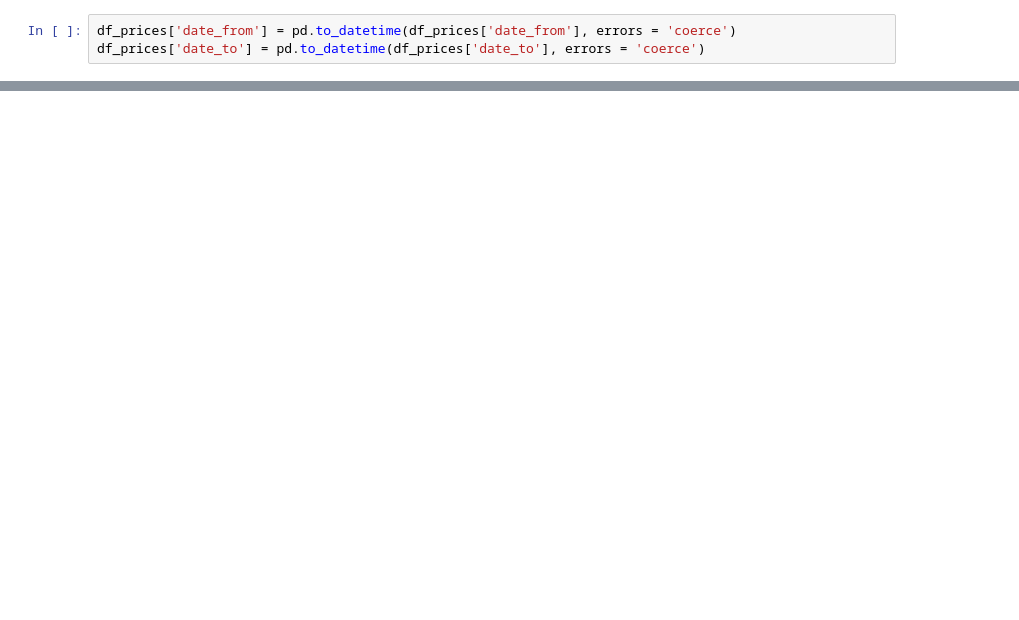
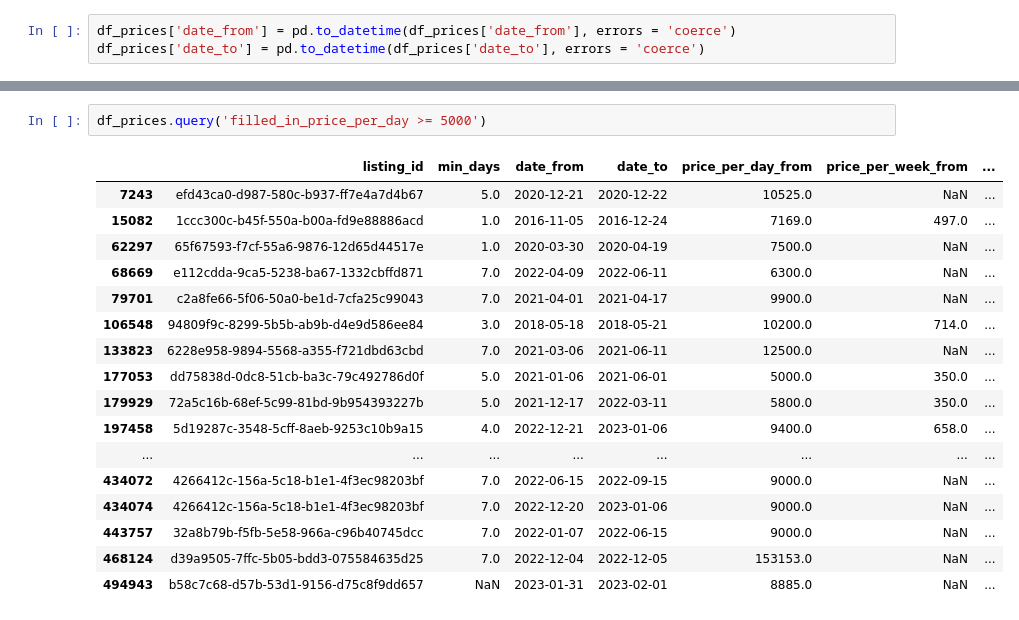
Before and after one commit to neue-fische-traum/traum-preis, a Jupyter notebook: EDA/EDA_notebook_4_prices.ipynb, the cells around one changed output, grey strips where cells are left out. Cells and saved outputs as stored; diff of their text form; blank space fills up the shorter version.

```diff
--- a/EDA/EDA_notebook_4_prices.ipynb
+++ b/EDA/EDA_notebook_4_prices.ipynb
@@ -46,0 +210,20 @@ df_prices['price_per_week_from'].isna().value_counts()
+# %%
+df_prices.query('filled_in_price_per_day >= 5000')
+# %% [output]
+|  | listing_id | min_days | date_from | date_to | price_per_day_from | price_per_week_from | ... |
+| 7243 | efd43ca0-d987-580c-b937-ff7e4a7d4b67 | 5.0 | 2020-12-21 | 2020-12-22 | 10525.0 | NaN | ... |
+| 15082 | 1ccc300c-b45f-550a-b00a-fd9e88886acd | 1.0 | 2016-11-05 | 2016-12-24 | 7169.0 | 497.0 | ... |
+| 62297 | 65f67593-f7cf-55a6-9876-12d65d44517e | 1.0 | 2020-03-30 | 2020-04-19 | 7500.0 | NaN | ... |
+| 68669 | e112cdda-9ca5-5238-ba67-1332cbffd871 | 7.0 | 2022-04-09 | 2022-06-11 | 6300.0 | NaN | ... |
+| 79701 | c2a8fe66-5f06-50a0-be1d-7cfa25c99043 | 7.0 | 2021-04-01 | 2021-04-17 | 9900.0 | NaN | ... |
+| 106548 | 94809f9c-8299-5b5b-ab9b-d4e9d586ee84 | 3.0 | 2018-05-18 | 2018-05-21 | 10200.0 | 714.0 | ... |
+| 133823 | 6228e958-9894-5568-a355-f721dbd63cbd | 7.0 | 2021-03-06 | 2021-06-11 | 12500.0 | NaN | ... |
+| 177053 | dd75838d-0dc8-51cb-ba3c-79c492786d0f | 5.0 | 2021-01-06 | 2021-06-01 | 5000.0 | 350.0 | ... |
+| 179929 | 72a5c16b-68ef-5c99-81bd-9b954393227b | 5.0 | 2021-12-17 | 2022-03-11 | 5800.0 | 350.0 | ... |
+| 197458 | 5d19287c-3548-5cff-8aeb-9253c10b9a15 | 4.0 | 2022-12-21 | 2023-01-06 | 9400.0 | 658.0 | ... |
+| ... | ... | ... | ... | ... | ... | ... | ... |
+| 434072 | 4266412c-156a-5c18-b1e1-4f3ec98203bf | 7.0 | 2022-06-15 | 2022-09-15 | 9000.0 | NaN | ... |
+| 434074 | 4266412c-156a-5c18-b1e1-4f3ec98203bf | 7.0 | 2022-12-20 | 2023-01-06 | 9000.0 | NaN | ... |
+| 443757 | 32a8b79b-f5fb-5e58-966a-c96b40745dcc | 7.0 | 2022-01-07 | 2022-06-15 | 9000.0 | NaN | ... |
+| 468124 | d39a9505-7ffc-5b05-bdd3-075584635d25 | 7.0 | 2022-12-04 | 2022-12-05 | 153153.0 | NaN | ... |
+| 494943 | b58c7c68-d57b-53d1-9156-d75c8f9dd657 | NaN | 2023-01-31 | 2023-02-01 | 8885.0 | NaN | ... |
```
Also changed, not shown: parts of 37 cells of this notebook, 2 other files.
